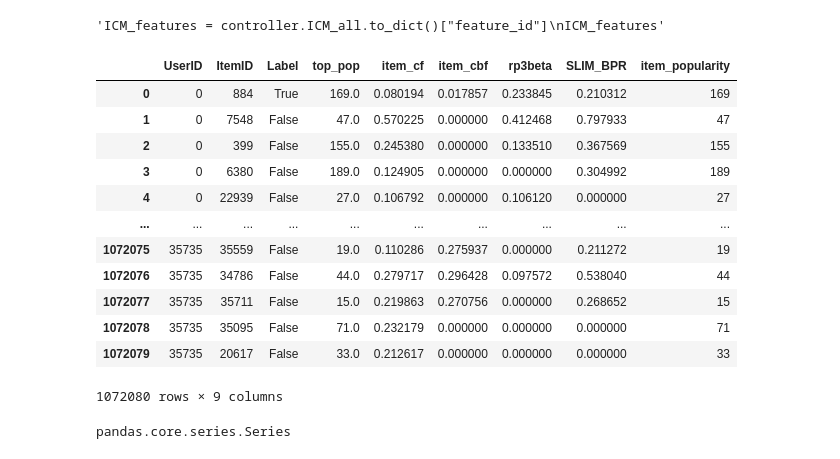
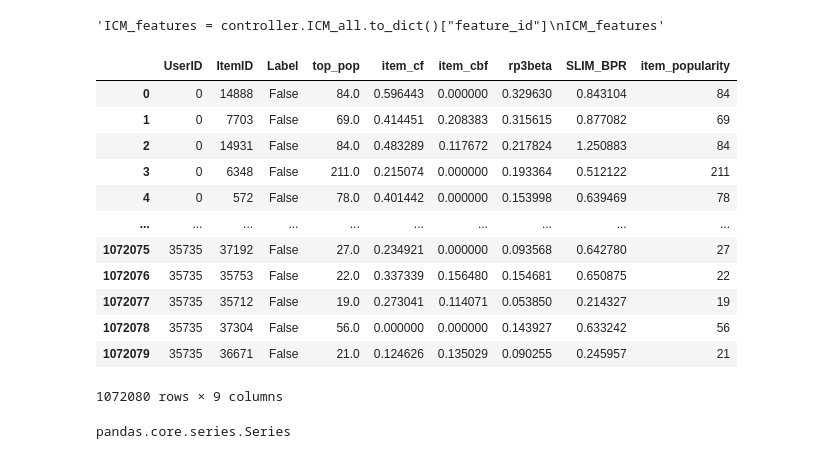
Before and after one commit to lippa66002/RecSysProject, a Jupyter notebook: Boost.ipynb, the cells around one changed output. Cells and saved outputs as stored; diff of their text form; code cells hidden in the pictures.

Commit message:
trainingnew xgboost

```diff
--- a/Boost.ipynb
+++ b/Boost.ipynb
@@ -41,5 +63,5 @@ SLIMElasticNetRecommender: Loading complete
 # %%
-n_users, n_items = controller.URM_train_boost.shape
+n_users, n_items = controller.URM_train.shape
 
 training_dataframe = pd.DataFrame(index=range(0,n_users), columns = ["ItemID"])
 training_dataframe.index.name='UserID'
@@ -64,7 +86,7 @@ training_dataframe
 cutoff = 30
 
 for user_id in tqdm(range(n_users)):
-    recommendations = candidate_recommender.recommend(user_id, cutoff = cutoff)
+    recommendations = hyb3.recommend(user_id, cutoff = cutoff)
     training_dataframe.loc[user_id, "ItemID"] = recommendations
 
 training_dataframe = training_dataframe.explode("ItemID")
@@ -86,6 +108,6 @@ training_dataframe
 1072080 rows × 1 columns
 # %%
-URM_validation_coo = sps.coo_matrix(controller.URM_validation)
+URM_validation_coo = sps.coo_matrix(controller.URM_test)
 
 correct_recommendations = pd.DataFrame({"UserID": URM_validation_coo.row,
                                         "ItemID": URM_validation_coo.col})
@@ -143,24 +165,22 @@ training_dataframe
 from Recommenders.SLIM.Cython.SLIM_BPR_Cython import SLIM_BPR_Cython
 from Recommenders.NonPersonalizedRecommender import TopPop
 
-top_pop = TopPop(controller.URM_train_boost)
+top_pop = TopPop(controller.URM_train)
 top_pop.fit()
-top_pop.save_model(folder_path="_saved_models", file_name = "TopPopBoost")
 
 
-item_cf = ItemKNNCFRecommender(controller.URM_train_boost)
-item_cf.fit(similarity= "cosine", topK= 8, shrink= 12)
-item_cf.save_model(folder_path="_saved_models", file_name = "itemcfboost")
+item_cf = ItemKNNCFRecommender(controller.URM_train)
+item_cf.load_model(folder_path="_saved_models", file_name="itemtrain")
 
 
-item_cbf = ItemKNNCBFRecommender(controller.URM_train_boost, controller.ICM_all)
+item_cbf = ItemKNNCBFRecommender(controller.URM_train, controller.ICM_all)
 item_cbf.fit()
 
-rp3beta = RP3betaRecommender(controller.URM_train_boost)
-rp3beta.fit(topK= 12, alpha= 0.5769111396825488, beta= 0.0019321798490027353)
+rp3beta = RP3betaRecommender(controller.URM_train)
+rp3beta.load_model(folder_path= "_saved_models",file_name="rp3train")
 
-slimbpr = SLIM_BPR_Cython(controller.URM_train_boost)
-slimbpr.fit(topK= 11, learning_rate= 0.04193849345153912, lambda_i= 0.009876208709609856, lambda_j= 0.00044296738036044263, symmetric= True, sgd_mode= 'adagrad')
+slimbpr = SLIM_BPR_Cython(controller.URM_train)
+slimbpr.load_model(folder_path= "_saved_models",file_name="bprtrain")
 
 
 other_algorithms = {
@@ -224,24 +235,24 @@ ICM_features'''
 # %% [output]
 'ICM_features = controller.ICM_all.to_dict()["feature_id"]\nICM_features'
 # %%
-item_popularity = np.ediff1d(sps.csc_matrix(controller.URM_train_boost).indptr)
+item_popularity = np.ediff1d(sps.csc_matrix(controller.URM_train).indptr)
 
 training_dataframe['item_popularity'] = item_popularity[training_dataframe["ItemID"].values.astype(int)]
 
 training_dataframe
 # %% [output]
 |  | UserID | ItemID | Label | top_pop | item_cf | item_cbf | rp3beta | SLIM_BPR | item_popularity |
-| 0 | 0 | 884 | True | 169.0 | 0.080194 | 0.017857 | 0.233845 | 0.210312 | 169 |
-| 1 | 0 | 7548 | False | 47.0 | 0.570225 | 0.000000 | 0.412468 | 0.797933 | 47 |
-| 2 | 0 | 399 | False | 155.0 | 0.245380 | 0.000000 | 0.133510 | 0.367569 | 155 |
-| 3 | 0 | 6380 | False | 189.0 | 0.124905 | 0.000000 | 0.000000 | 0.304992 | 189 |
-| 4 | 0 | 22939 | False | 27.0 | 0.106792 | 0.000000 | 0.106120 | 0.000000 | 27 |
+| 0 | 0 | 14888 | False | 84.0 | 0.596443 | 0.000000 | 0.329630 | 0.843104 | 84 |
+| 1 | 0 | 7703 | False | 69.0 | 0.414451 | 0.208383 | 0.315615 | 0.877082 | 69 |
+| 2 | 0 | 14931 | False | 84.0 | 0.483289 | 0.117672 | 0.217824 | 1.250883 | 84 |
+| 3 | 0 | 6348 | False | 211.0 | 0.215074 | 0.000000 | 0.193364 | 0.512122 | 211 |
+| 4 | 0 | 572 | False | 78.0 | 0.401442 | 0.000000 | 0.153998 | 0.639469 | 78 |
 | ... | ... | ... | ... | ... | ... | ... | ... | ... | ... |
-| 1072075 | 35735 | 35559 | False | 19.0 | 0.110286 | 0.275937 | 0.000000 | 0.211272 | 19 |
-| 1072076 | 35735 | 34786 | False | 44.0 | 0.279717 | 0.296428 | 0.097572 | 0.538040 | 44 |
-| 1072077 | 35735 | 35711 | False | 15.0 | 0.219863 | 0.270756 | 0.000000 | 0.268652 | 15 |
-| 1072078 | 35735 | 35095 | False | 71.0 | 0.232179 | 0.000000 | 0.000000 | 0.000000 | 71 |
-| 1072079 | 35735 | 20617 | False | 33.0 | 0.212617 | 0.000000 | 0.000000 | 0.000000 | 33 |
+| 1072075 | 35735 | 37192 | False | 27.0 | 0.234921 | 0.000000 | 0.093568 | 0.642780 | 27 |
+| 1072076 | 35735 | 35753 | False | 22.0 | 0.337339 | 0.156480 | 0.154681 | 0.650875 | 22 |
+| 1072077 | 35735 | 35712 | False | 19.0 | 0.273041 | 0.114071 | 0.053850 | 0.214327 | 19 |
+| 1072078 | 35735 | 37304 | False | 56.0 | 0.000000 | 0.000000 | 0.143927 | 0.633242 | 56 |
+| 1072079 | 35735 | 36671 | False | 21.0 | 0.124626 | 0.135029 | 0.090255 | 0.245957 | 21 |
 1072080 rows × 9 columns
 # %%
 type(training_dataframe["ItemID"])
```
Also changed, not shown: parts of 27 cells of this notebook.
